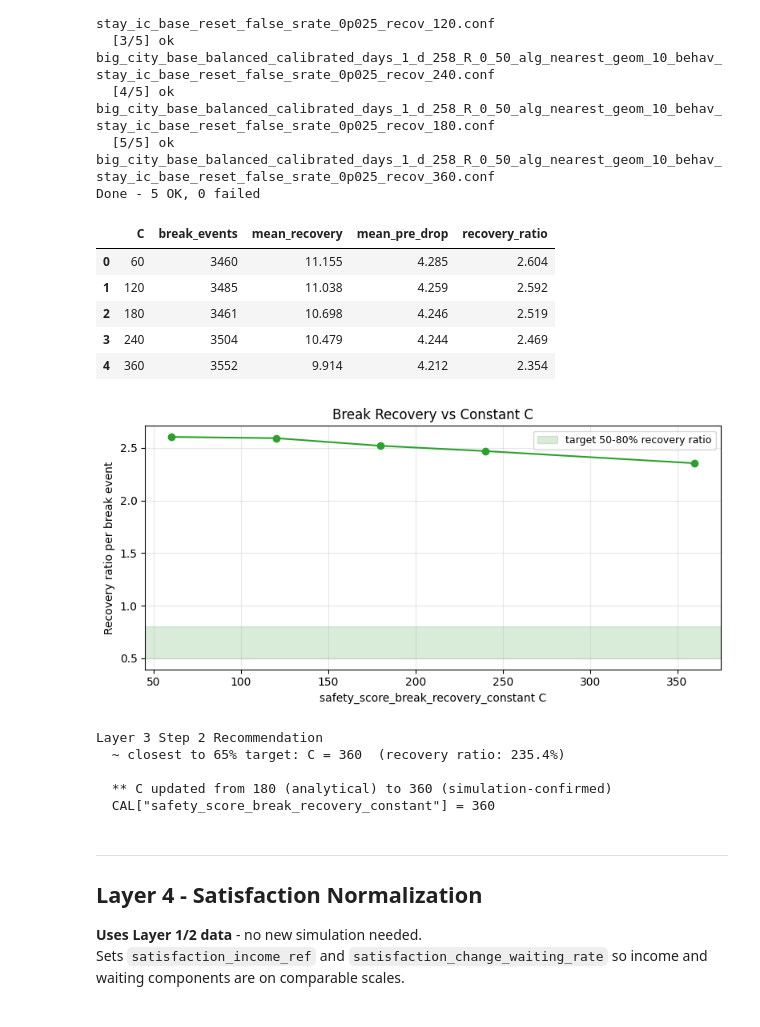
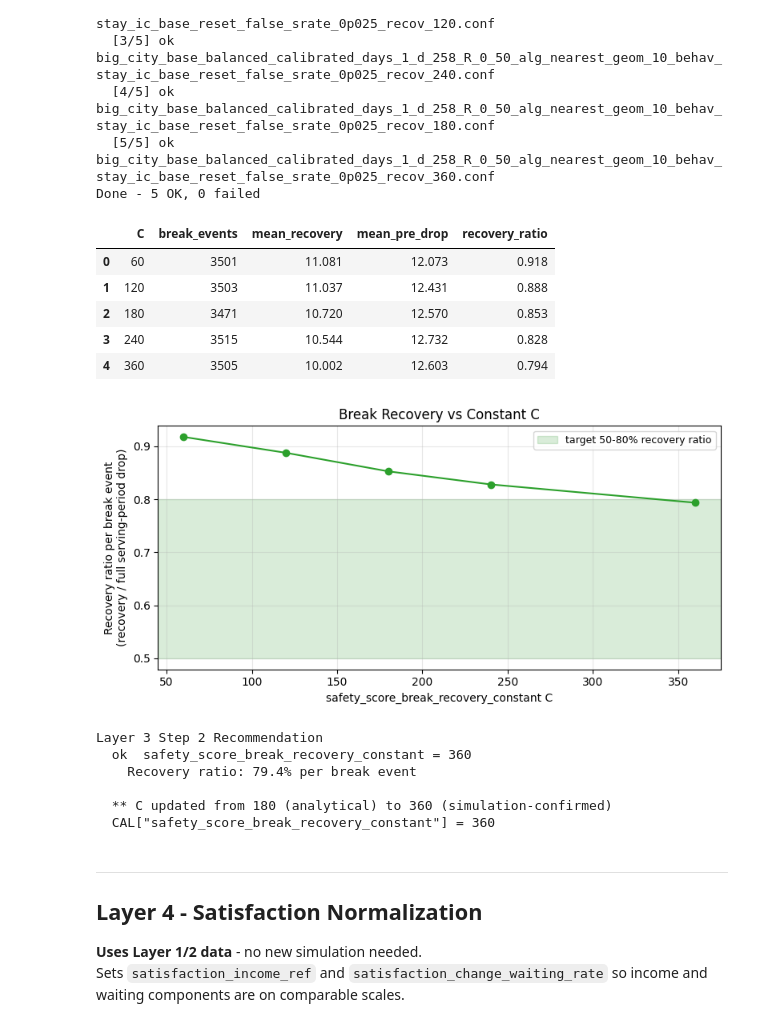
Before and after one commit to Tmmn/taxi, a Jupyter notebook: notebooks/calibration.ipynb, the cells around one changed output. Cells and saved outputs as stored; diff of their text form; code cells hidden in the pictures.

```diff
--- a/notebooks/calibration.ipynb
+++ b/notebooks/calibration.ipynb
@@ -149,7 +149,8 @@ def load_per_taxi_income(results_dir):
                         final = {'income': income, 'time_serving': times,
                                  'time_to_request': data.get('time_to_request', []),
                                  'time_waiting': data.get('time_waiting', []),
-                                 'time_cruising': data.get('time_cruising', [])}
+                                 'time_cruising': data.get('time_cruising', []),
+                                 'time_on_break': data.get('time_on_break', [])}
         if final:
             out[run_id] = final
     return out
@@ -722,7 +721,12 @@ RESULTS_L3B = Path(f'results/calibration/layer3b_{GEOM_VARIANT}')
 
 
 def load_break_recovery(results_dir):
-    """Measure mean safety score recovery during break periods from per-taxi time series."""
+    """Measure mean safety score recovery during break periods from per-taxi time series.
+
+    pre_drop is accumulated over the FULL serving period since the last break end
+    (not just one batch step), so recovery_ratio = recovery / pre_drop is directly
+    comparable to the 50-80% target band.
+    """
     out = {}
     for f in sorted(Path(results_dir).glob('run_*_per_taxi_metrics.json.gz')):
         run_id = re.sub(r'^run_', '', re.sub(r'_per_taxi_metrics\.json\.gz$', '', f.name))
@@ -744,20 +748,32 @@ def load_break_recovery(results_dir):
                       if taxi_idx < len(b.get('on_break', []))]
             if len(scores) < len(batches):
                 continue
+
+            serving_start_score = None
             i = 0
             while i < len(breaks) - 1:
-                if not breaks[i] and i + 1 < len(breaks) and breaks[i + 1]:
-                    j = i + 1
-                    while j < len(breaks) and breaks[j]:
-                        j += 1
-                    if j < len(scores):
-                        recovery = scores[j] - scores[i]
-                        pre_drop = scores[max(0, i - 1)] - scores[i]
-                        if pre_drop > 0:
-                            recovery_deltas.append(recovery)
-                            pre_drop_deltas.append(pre_drop)
-                    i = j
+                if not breaks[i]:
+                    # Track start of each serving period (first non-break step after a break)
+                    if serving_start_score is None or (i > 0 and breaks[i - 1]):
+                        serving_start_score = scores[i]
+
+                    if breaks[i + 1]:
+                        # Last serving step before a break: measure full accumulated drop
+                        j = i + 1
+                        while j < len(breaks) and breaks[j]:
+                            j += 1
+                        if j < len(scores) and serving_start_score is not None:
+                            recovery = scores[j] - scores[i]
+                            pre_drop = serving_start_score - scores[i]  # full serving-period drop
+                            if pre_drop > 0:
+                                recovery_deltas.append(recovery)
+                                pre_drop_deltas.append(pre_drop)
+                        serving_start_score = None  # reset for next serving period
+                        i = j
+                    else:
+                        i += 1
                 else:
+                    serving_start_score = None
                     i += 1
 
         m = re.search(r'_recov_(\d+)', run_id)
@@ -786,45 +802,47 @@ else:
     ax.plot(df3b['C'], df3b['recovery_ratio'], 'o-', color='tab:green')
     ax.axhspan(0.50, 0.80, alpha=0.15, color='green', label='target 50-80% recovery ratio')
     ax.set_xlabel('safety_score_break_recovery_constant C')
-    ax.set_ylabel('Recovery ratio per break event')
+    ax.set_ylabel('Recovery ratio per break event\n(recovery / full serving-period drop)')
     ax.set_title('Break Recovery vs Constant C')
     ax.legend(fontsize=9)
     plt.tight_layout(); plt.show()
 
     in_range3b = df3b[(df3b['recovery_ratio'] >= 0.50) & (df3b['recovery_ratio'] <= 0.80)]
     print('\nLayer 3 Step 2 Recommendation')
     if not in_range3b.empty:
         best3b = in_range3b.iloc[len(in_range3b) // 2]
         rec_C = int(best3b['C'])
         print(f'  ok  safety_score_break_recovery_constant = {rec_C}')
         print(f'    Recovery ratio: {best3b["recovery_ratio"]:.1%} per break event')
     elif not df3b.empty:
         df3b_v = df3b.dropna(subset=['C']).copy()
         df3b_v['dist'] = (df3b_v['recovery_ratio'] - 0.65).abs()
         best3b = df3b_v.loc[df3b_v['dist'].idxmin()]
         rec_C = int(best3b['C'])
         print(f'  ~ closest to 65% target: C = {rec_C}  (recovery ratio: {best3b["recovery_ratio"]:.1%})')
+        print(f'    Consider extending L3B_RECOVERY_CONSTANTS range.')
     else:
         rec_C = int(CAL.get('safety_score_break_recovery_constant', 180))
         print(f'  ? no break events detected; keeping C = {rec_C}')
 
     prev_C = int(CAL.get('safety_score_break_recovery_constant', 180))
     if abs(rec_C - prev_C) > 30:
         print(f'\n  ** C updated from {prev_C} (analytical) to {rec_C} (simulation-confirmed)')
         CAL['safety_score_break_recovery_constant'] = rec_C
     else:
         print(f'\n  Analytical C = {prev_C} confirmed by simulation (suggested {rec_C})')
     print(f'  CAL["safety_score_break_recovery_constant"] = {CAL["safety_score_break_recovery_constant"]}')
 # %% [output]
 |  | C | break_events | mean_recovery | mean_pre_drop | recovery_ratio |
-| 0 | 60 | 3460 | 11.155 | 4.285 | 2.604 |
-| 1 | 120 | 3485 | 11.038 | 4.259 | 2.592 |
-| 2 | 180 | 3461 | 10.698 | 4.246 | 2.519 |
-| 3 | 240 | 3504 | 10.479 | 4.244 | 2.469 |
-| 4 | 360 | 3552 | 9.914 | 4.212 | 2.354 |
+| 0 | 60 | 3501 | 11.081 | 12.073 | 0.918 |
+| 1 | 120 | 3503 | 11.037 | 12.431 | 0.888 |
+| 2 | 180 | 3471 | 10.720 | 12.570 | 0.853 |
+| 3 | 240 | 3515 | 10.544 | 12.732 | 0.828 |
+| 4 | 360 | 3505 | 10.002 | 12.603 | 0.794 |
-[figure, old version]
+[figure, new version]
 Layer 3 Step 2 Recommendation
-  ~ closest to 65% target: C = 360  (recovery ratio: 235.4%)
+  ok  safety_score_break_recovery_constant = 360
+    Recovery ratio: 79.4% per break event
 
   ** C updated from 180 (analytical) to 360 (simulation-confirmed)
   CAL["safety_score_break_recovery_constant"] = 360
```
Also changed, not shown: parts of 12 cells of this notebook, 1 other file.
